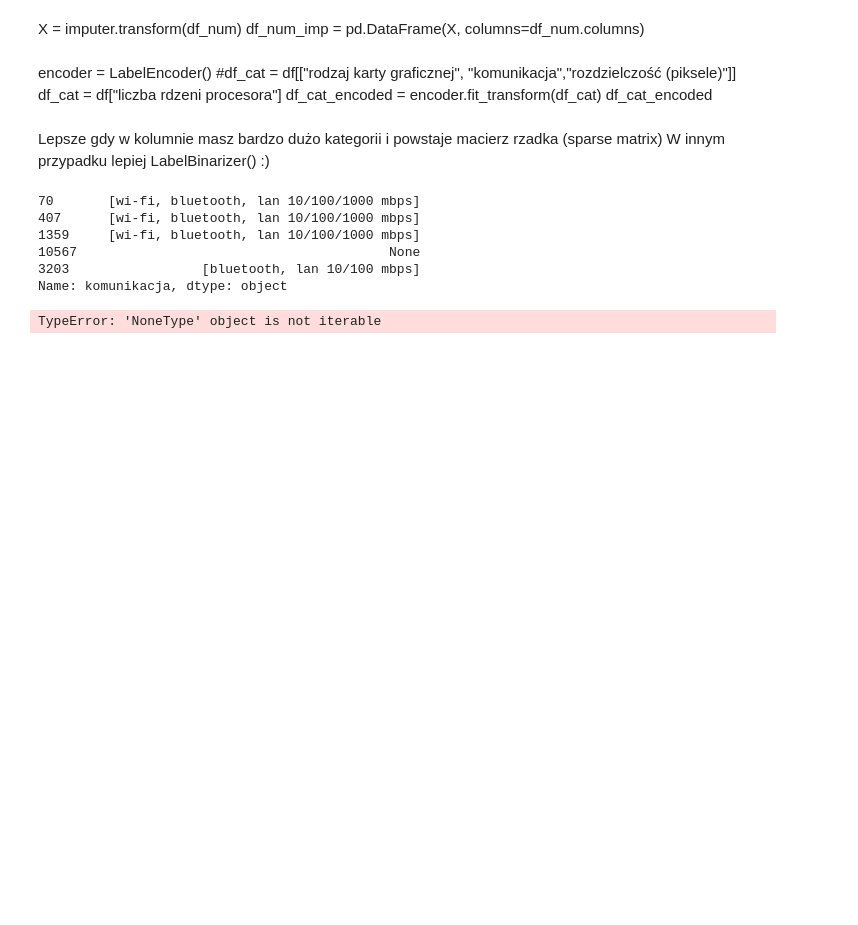
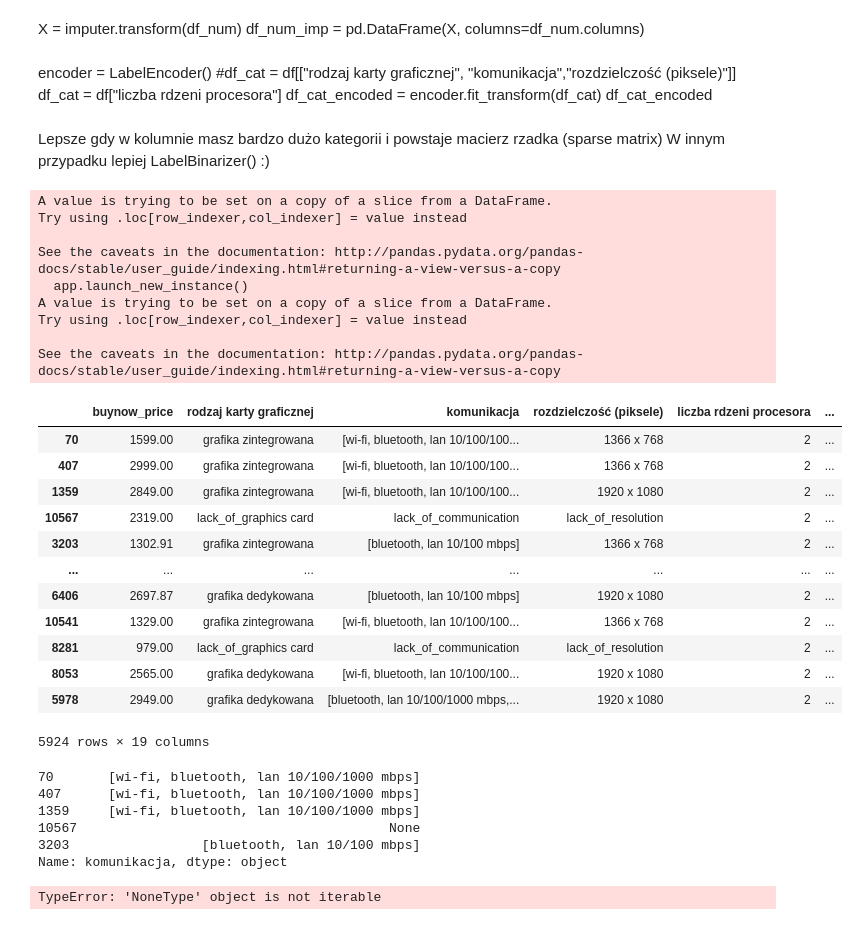
Before and after one commit to sadowskimarcin10/laptop-price, a Jupyter notebook: laptop_price_workflow.ipynb, the cells around one changed output. Drawn from its saved outputs; the diff is of its cells as text; code cells hidden in the pictures; blank space fills up the shorter version.

```diff
--- a/laptop_price_workflow.ipynb
+++ b/laptop_price_workflow.ipynb
@@ -188,13 +188,50 @@ class FeatureEng(BaseEstimator, TransformerMixin):
     def transform(self, X):
         #imm = joblib.load(PATH_TO_IMM)
         #metadata_dense = reduce_mem_usage(pd.read_csv(METADATA_DENSE).fillna(0))
-        X["country"] = X["city"].map(lambda x: x.split(",")[-1].strip())
-        X["komunikacja"]
+        #X["country"] = X["city"].map(lambda x: x.split(",")[-1].strip())
+        X["rodzaj karty graficznej"].fillna("lack_of_graphics card", inplace=True)
+        X["komunikacja"].fillna("lack_of_communication", inplace=True)
+        X["rozdzielczość (piksele)"].fillna("lack_of_resolution", inplace=True)
 
-        for genre in set.union(*df.genre.apply(set)):
-    df[genre] = df.apply(lambda _: int(_.genre.count(genre)), axis=1)
+        X['liczba_rdzeni_proc_trans'] = ['2' if x == '2' else 'other' for x in X.loc[:,"liczba rdzeni procesora"]]
+
+        X.drop('liczba rdzeni procesora', axis = 1)
+
+        X["wielkość pamięci ram"].fillna('0', inplace=True)
+        X["wielkosc_pamieci_ram_trans"] = [0 if "mb" in x else int(x.strip('gb')) for x in X.loc[:, "wielkość pamięci ram"]]
+        X.drop("wielkość pamięci ram", axis = 1)
+
+        X["system operacyjny"].fillna('lack_of_system', inplace=True)
+        X["typ dysku twardego"].fillna('lack_type_of_hard_disc', inplace=True)
 
         return X
+# %%
+vectorizer = FeatureEng()
+vectorizer.fit_transform(train)
+#ddd  = FeatureEng.fit_transform(train)
+# %% [output]
+A value is trying to be set on a copy of a slice from a DataFrame.
+Try using .loc[row_indexer,col_indexer] = value instead
+
+See the caveats in the documentation: http://pandas.pydata.org/pandas-docs/stable/user_guide/indexing.html#returning-a-view-versus-a-copy
+  app.launch_new_instance()
+A value is trying to be set on a copy of a slice from a DataFrame.
+Try using .loc[row_indexer,col_indexer] = value instead
+
+See the caveats in the documentation: http://pandas.pydata.org/pandas-docs/stable/user_guide/indexing.html#returning-a-view-versus-a-copy
+|  | buynow_price | rodzaj karty graficznej | komunikacja | rozdzielczość (piksele) | liczba rdzeni procesora | ... |
+| 70 | 1599.00 | grafika zintegrowana | [wi-fi, bluetooth, lan 10/100/100... | 1366 x 768 | 2 | ... |
+| 407 | 2999.00 | grafika zintegrowana | [wi-fi, bluetooth, lan 10/100/100... | 1366 x 768 | 2 | ... |
+| 1359 | 2849.00 | grafika zintegrowana | [wi-fi, bluetooth, lan 10/100/100... | 1920 x 1080 | 2 | ... |
+| 10567 | 2319.00 | lack_of_graphics card | lack_of_communication | lack_of_resolution | 2 | ... |
+| 3203 | 1302.91 | grafika zintegrowana | [bluetooth, lan 10/100 mbps] | 1366 x 768 | 2 | ... |
+| ... | ... | ... | ... | ... | ... | ... |
+| 6406 | 2697.87 | grafika dedykowana | [bluetooth, lan 10/100 mbps] | 1920 x 1080 | 2 | ... |
+| 10541 | 1329.00 | grafika zintegrowana | [wi-fi, bluetooth, lan 10/100/100... | 1366 x 768 | 2 | ... |
+| 8281 | 979.00 | lack_of_graphics card | lack_of_communication | lack_of_resolution | 2 | ... |
+| 8053 | 2565.00 | grafika dedykowana | [wi-fi, bluetooth, lan 10/100/100... | 1920 x 1080 | 2 | ... |
+| 5978 | 2949.00 | grafika dedykowana | [bluetooth, lan 10/100/1000 mbps,... | 1920 x 1080 | 2 | ... |
+5924 rows × 19 columns
 # %%
 from sklearn.preprocessing import MultiLabelBinarizer
 # %%
```
Also changed, not shown: parts of 9 cells of this notebook.
